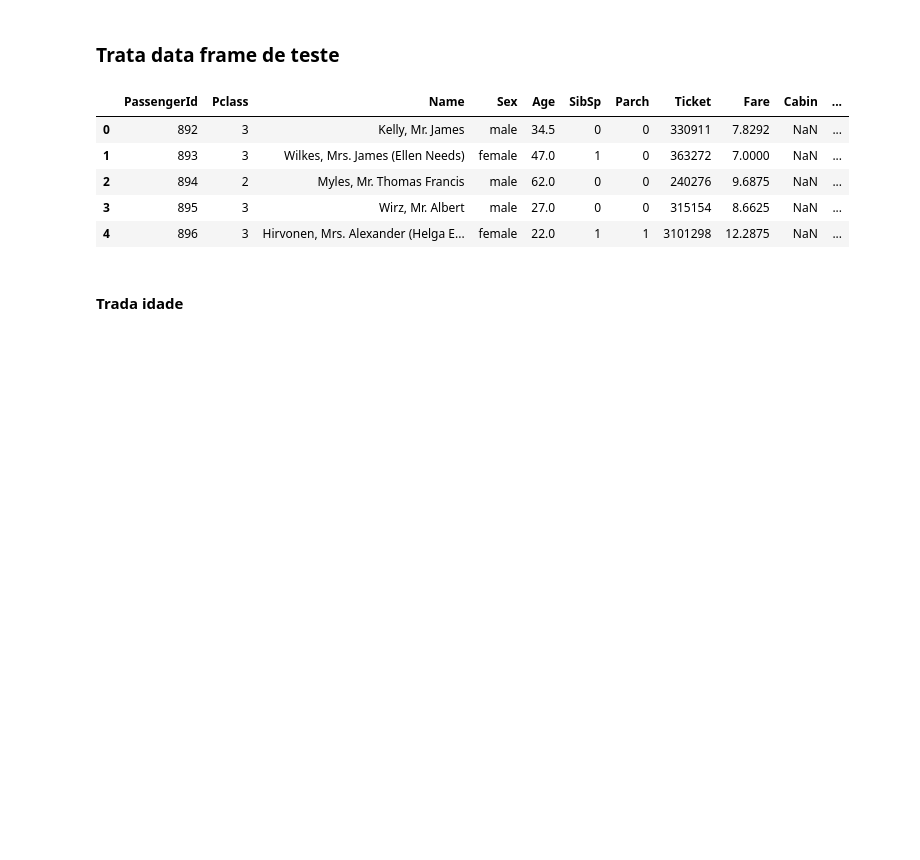
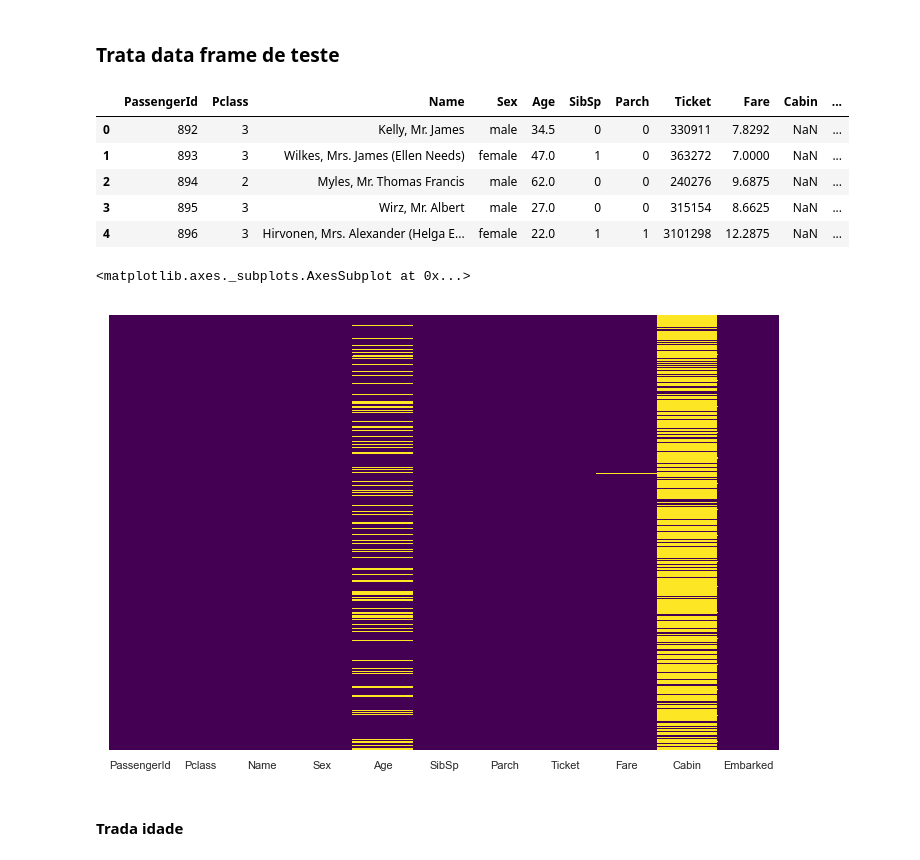
Before and after one commit to hmajr/titanic_challenge, a Jupyter notebook: titanic_challenge.ipynb, the cells around one changed output. Cells and saved outputs as stored; diff of their text form; code cells hidden in the pictures; blank space fills up the shorter version.

```diff
--- a/titanic_challenge.ipynb
+++ b/titanic_challenge.ipynb
@@ -297,6 +294,12 @@ df_test.head(5)
 | 2 | 894 | 2 | Myles, Mr. Thomas Francis | male | 62.0 | 0 | 0 | 240276 | 9.6875 | NaN | ... |
 | 3 | 895 | 3 | Wirz, Mr. Albert | male | 27.0 | 0 | 0 | 315154 | 8.6625 | NaN | ... |
 | 4 | 896 | 3 | Hirvonen, Mrs. Alexander (Helga E... | female | 22.0 | 1 | 1 | 3101298 | 12.2875 | NaN | ... |
+# %%
+f,ax = plt.subplots(figsize = (12,8))
+sns.heatmap(df_test.isnull(),yticklabels=False,cbar=False, cmap="viridis", ax=ax)
+# %% [output]
+<matplotlib.axes._subplots.AxesSubplot at 0x...>
+[figure, added]
 # %% [markdown]
 #### Trada idade
 # %%
```
Also changed, not shown: parts of 15 cells of this notebook.
